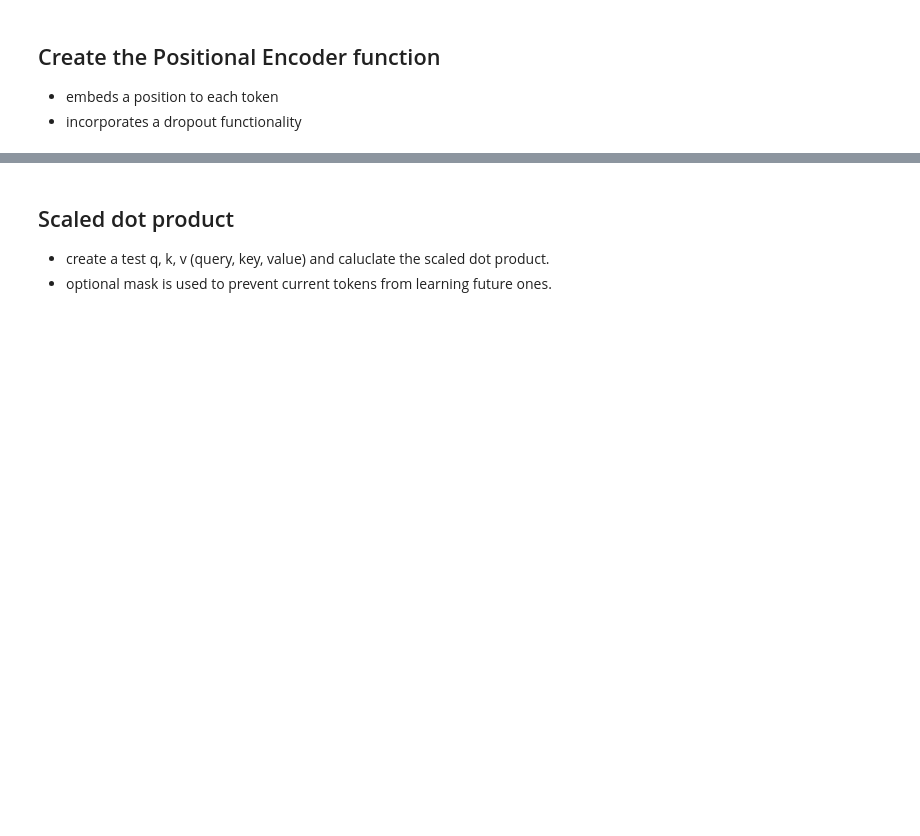
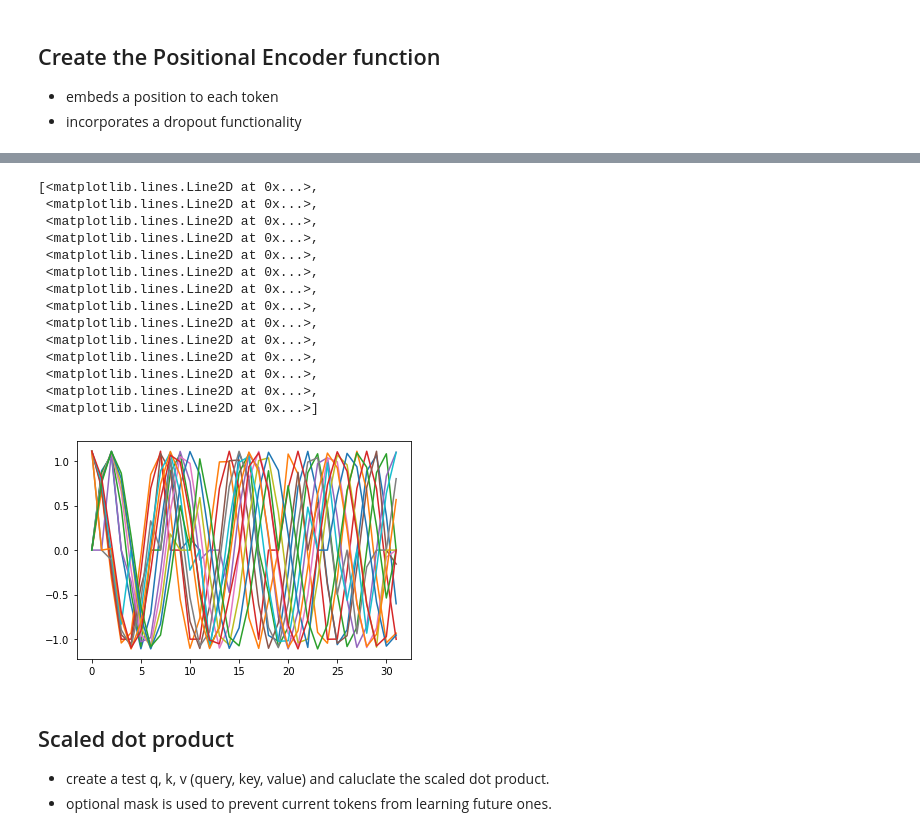
Before and after one commit to JKutt/transformers_segmentation, a Jupyter notebook: building_transformer_overview.ipynb, the cells around one changed output, grey strips where cells are left out. Cells and saved outputs as stored; diff of their text form; code cells hidden in the pictures; blank space fills up the shorter version.

```diff
--- a/building_transformer_overview.ipynb
+++ b/building_transformer_overview.ipynb
@@ -65,7 +436,7 @@ torch.Size([8, 512])
 # %%
 class PositionalEncoding(nn.Module):
     "Implement the PE function."
-    def __init__(self, d_model, dropout, max_len=5000):
+    def __init__(self, d_model, dropout, max_len=1024):
         super(PositionalEncoding, self).__init__()
 
         self.dropout = nn.Dropout(p=dropout)
@@ -82,17 +453,17 @@ class PositionalEncoding(nn.Module):
 
     def forward(self, x):
 
-        print(f"shape {Variable(self.pe[:, :x.size(0)], requires_grad=False).shape}")
+#         print(f"shape {Variable(self.pe[:, :x.size(0)], requires_grad=False).shape}")
 
-        x = x + Variable(self.pe[:, :x.size(0)],
+        x = x + Variable(self.pe[:, :x.size(1)],
                          requires_grad=False)
 
         return self.dropout(x)
 
 
-pos_emb = PositionalEncoder(512, 1024)
-
+pos_emb = PositionalEncoding(512, 0.1)
+embed_text = torch.zeros(1, 32, 512)
 pos_emb_text = pos_emb(embed_text)
 
-print(pos_emb_text.shape)
+print(pos_emb.pe.shape, pos_emb_text.shape)
 # %% [output]
@@ -115,3 +479,22 @@ plt.legend(["dim %d"%p for p in [4,5,6,7]])
+# %%
+plt.plot(np.arange(32), pos_emb_text[0, :, 4:18].data.numpy())
+# plt.legend(["dim %d"%p for p in [4,5,6,7]])
+# %% [output]
+[<matplotlib.lines.Line2D at 0x...>,
+ <matplotlib.lines.Line2D at 0x...>,
+ <matplotlib.lines.Line2D at 0x...>,
+ <matplotlib.lines.Line2D at 0x...>,
+ <matplotlib.lines.Line2D at 0x...>,
+ <matplotlib.lines.Line2D at 0x...>,
+ <matplotlib.lines.Line2D at 0x...>,
+ <matplotlib.lines.Line2D at 0x...>,
+ <matplotlib.lines.Line2D at 0x...>,
+ <matplotlib.lines.Line2D at 0x...>,
+ <matplotlib.lines.Line2D at 0x...>,
+ <matplotlib.lines.Line2D at 0x...>,
+ <matplotlib.lines.Line2D at 0x...>,
+ <matplotlib.lines.Line2D at 0x...>]
+[figure, added]
 # %% [markdown]
 ## Scaled dot product
 - create a test q, k, v (query, key, value) and caluclate the scaled dot product.
```
Also changed, not shown: parts of 18 cells of this notebook.
